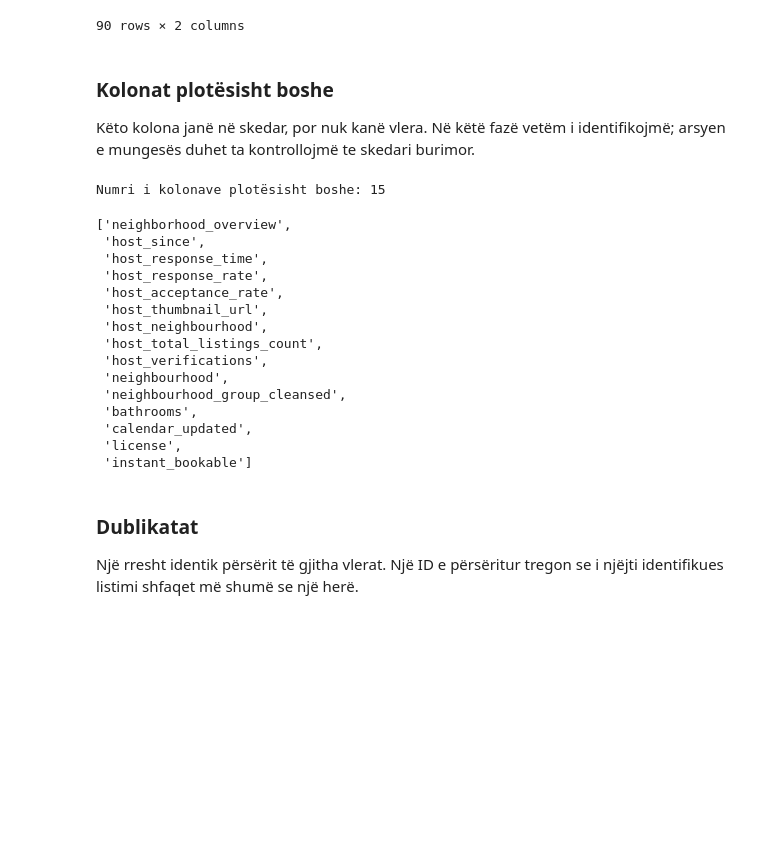
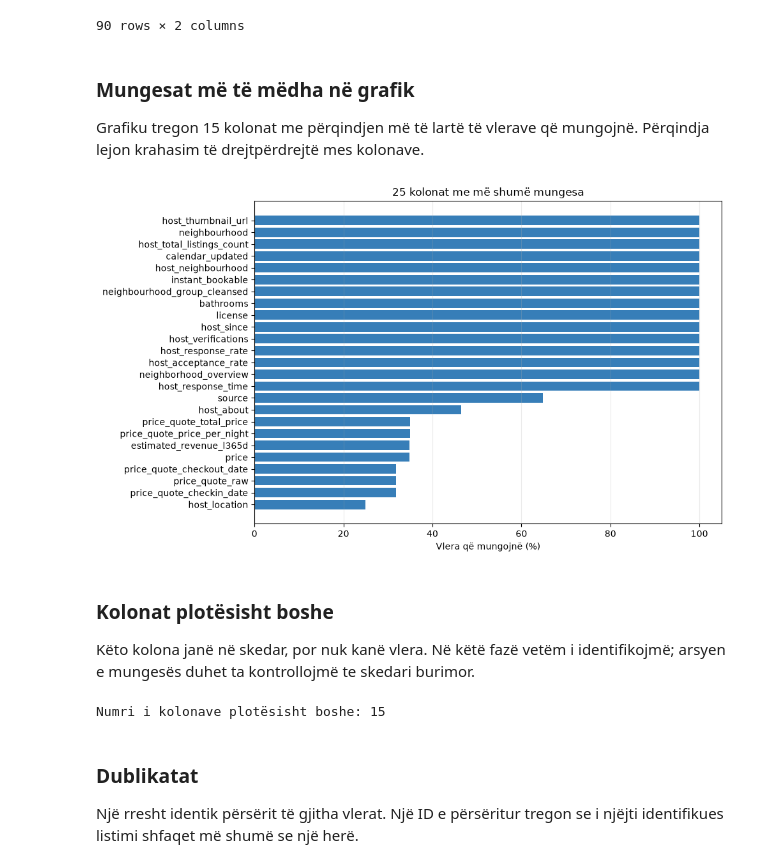
Before and after one commit to yllkeberisha/pvdh_group_10, a Jupyter notebook: notebooks/01_inspektimi_dhe_kualiteti.ipynb, the cells around one changed output. Cells and saved outputs as stored; diff of their text form; code cells hidden in the pictures; blank space fills up the shorter version.

Commit message:
add visual charts

```diff
--- a/notebooks/01_inspektimi_dhe_kualiteti.ipynb
+++ b/notebooks/01_inspektimi_dhe_kualiteti.ipynb
@@ -148,6 +148,25 @@ missing_table.sort_values("missing_count", ascending=False)
 | calculated_host_listings_count_pr... | 0 | 0.0 |
 | calculated_host_listings_count_sh... | 0 | 0.0 |
 90 rows × 2 columns
+# %% [markdown]
+### Mungesat më të mëdha në grafik
+
+Grafiku tregon 15 kolonat me përqindjen më të lartë të vlerave që mungojnë. Përqindja lejon krahasim të drejtpërdrejtë mes kolonave.
+# %%
+import matplotlib.pyplot as plt
+
+mungesat_kryesore = missing_table.sort_values(
+    "missing_percentage", ascending=False
+).head(25).sort_values("missing_percentage")
+
+fig, ax = plt.subplots(figsize=(10, 6))
+ax.barh(mungesat_kryesore.index, mungesat_kryesore["missing_percentage"], color="#377eb8")
+ax.set(xlabel="Vlera që mungojnë (%)", title="25 kolonat me më shumë mungesa", xlim=(0, 105))
+ax.grid(axis="x", alpha=0.25)
+fig.tight_layout()
+plt.show()
+# %% [output]
+[figure, added]
 # %% [markdown]
 ### Kolonat plotësisht boshe
 
@@ -155,24 +174,8 @@ Këto kolona janë në skedar, por nuk kanë vlera. Në këtë fazë vetëm i id
 # %%
 empty_columns = raw.columns[raw.isna().all()].to_list()
 print("Numri i kolonave plotësisht boshe:", len(empty_columns))
-empty_columns
 # %% [output]
 Numri i kolonave plotësisht boshe: 15
-['neighborhood_overview',
- 'host_since',
- 'host_response_time',
- 'host_response_rate',
- 'host_acceptance_rate',
- 'host_thumbnail_url',
- 'host_neighbourhood',
- 'host_total_listings_count',
- 'host_verifications',
- 'neighbourhood',
- 'neighbourhood_group_cleansed',
- 'bathrooms',
- 'calendar_updated',
- 'license',
- 'instant_bookable']
 # %% [markdown]
 ### Dublikatat
 
```
Also changed, not shown: parts of 10 cells of this notebook.
